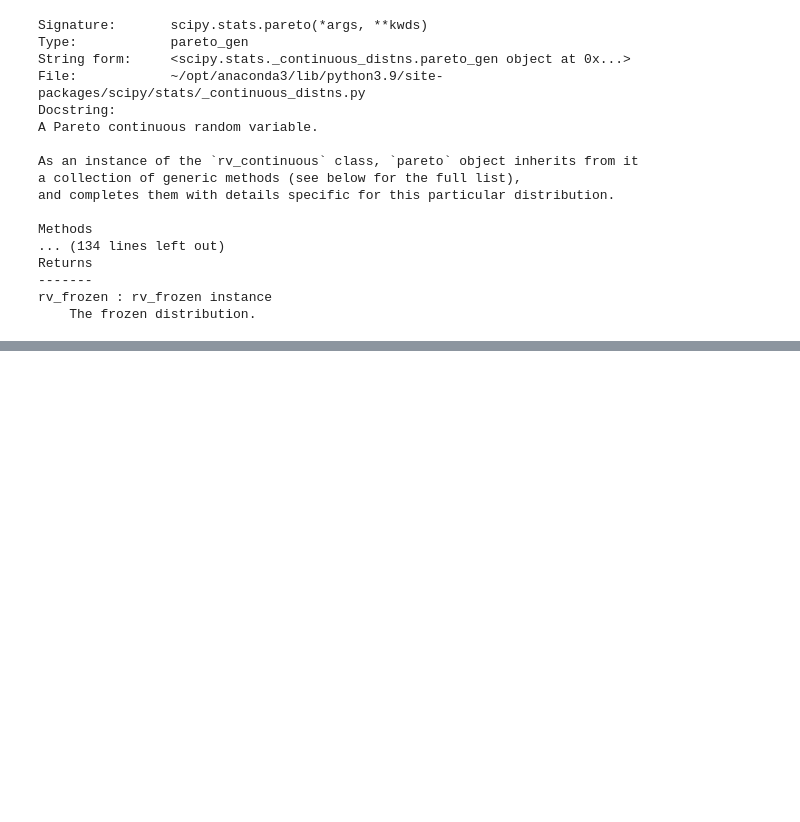
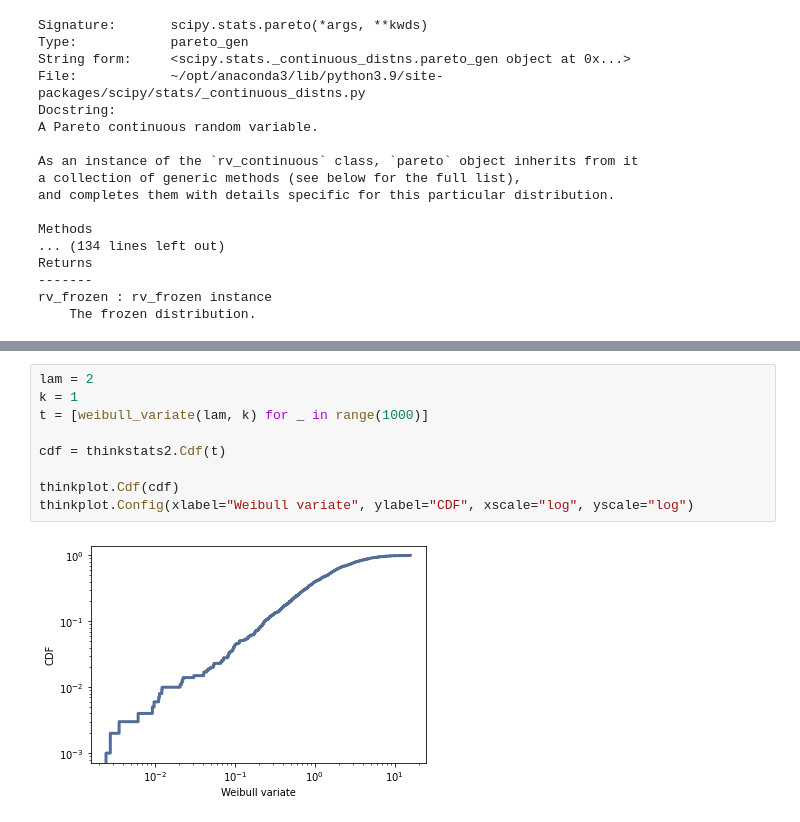
Before and after one commit to lealiaxiong/2022-summer-homeschool, a Jupyter notebook: thinkstats2/chapter-05.ipynb, the cells around one changed output, grey strips where cells are left out. Drawn from its saved outputs; the diff is of its cells as text; blank space fills up the shorter version.

```diff
--- a/thinkstats2/chapter-05.ipynb
+++ b/thinkstats2/chapter-05.ipynb
@@ -533,0 +549,11 @@ rv_frozen : rv_frozen instance
+# %%
+lam = 2
+k = 1
+t = [weibull_variate(lam, k) for _ in range(1000)]
+
+cdf = thinkstats2.Cdf(t)
+
+thinkplot.Cdf(cdf)
+thinkplot.Config(xlabel="Weibull variate", ylabel="CDF", xscale="log", yscale="log")
+# %% [output]
+[figure, added]
```
Also changed, not shown: parts of 27 cells of this notebook, 2 other files.
